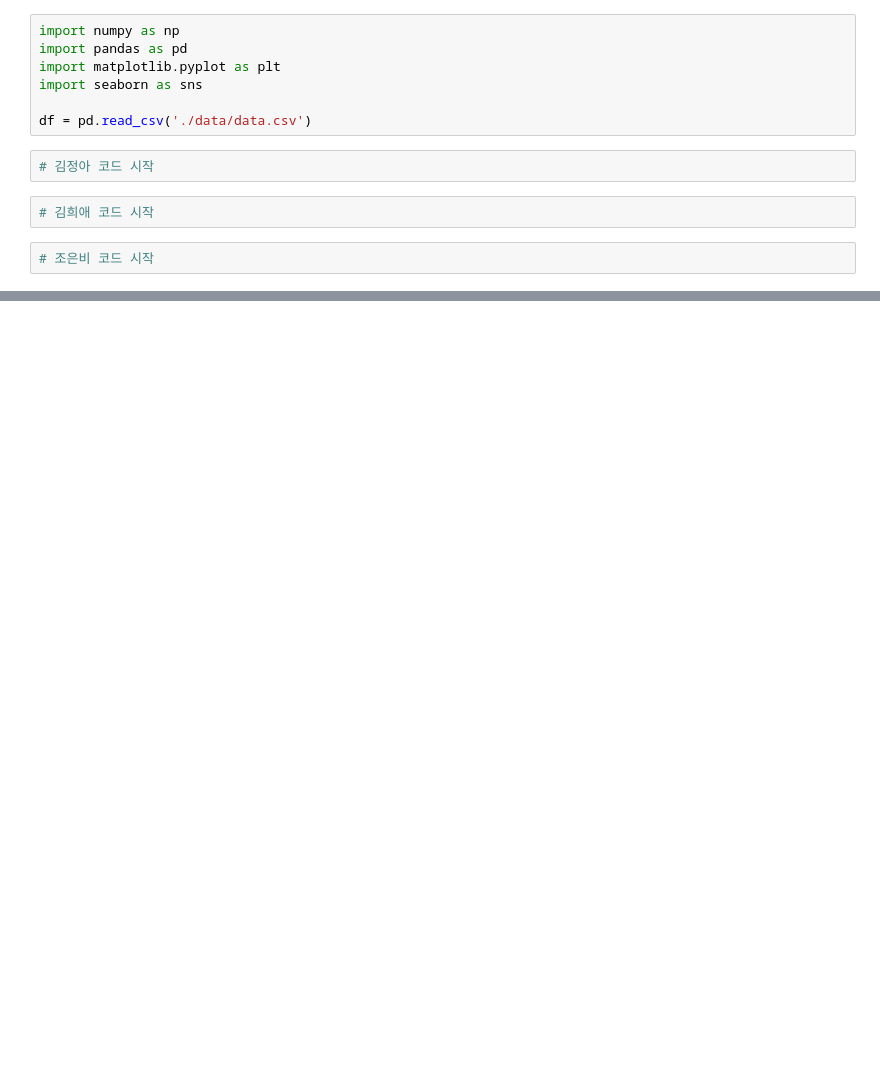
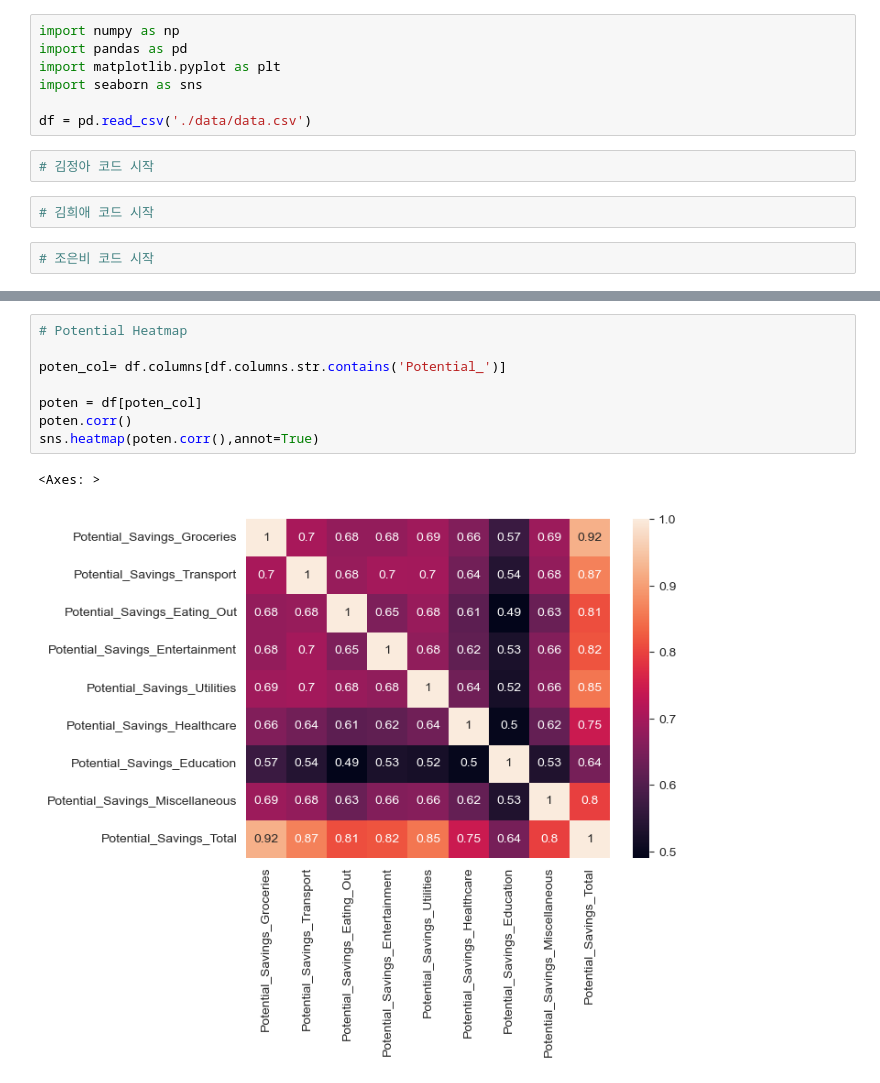
Before and after one commit to encore-ai-240909/eda_workspace, a Jupyter notebook: K3J1/EDA_notebook.ipynb, the cells around one changed output, grey strips where cells are left out. Saved outputs shown, nothing was run; the diff lists cells and outputs as text; blank space fills up the shorter version.

```diff
--- a/K3J1/EDA_notebook.ipynb
+++ b/K3J1/EDA_notebook.ipynb
@@ -15,0 +116,11 @@ df = pd.read_csv('./data/data.csv')
+# %%
+# Potential Heatmap
+
+poten_col= df.columns[df.columns.str.contains('Potential_')]
+
+poten = df[poten_col]
+poten.corr()
+sns.heatmap(poten.corr(),annot=True)
+# %% [output]
+<Axes: >
+[figure, added]
```
Also changed, not shown: parts of 5 cells of this notebook, 1 other file.
